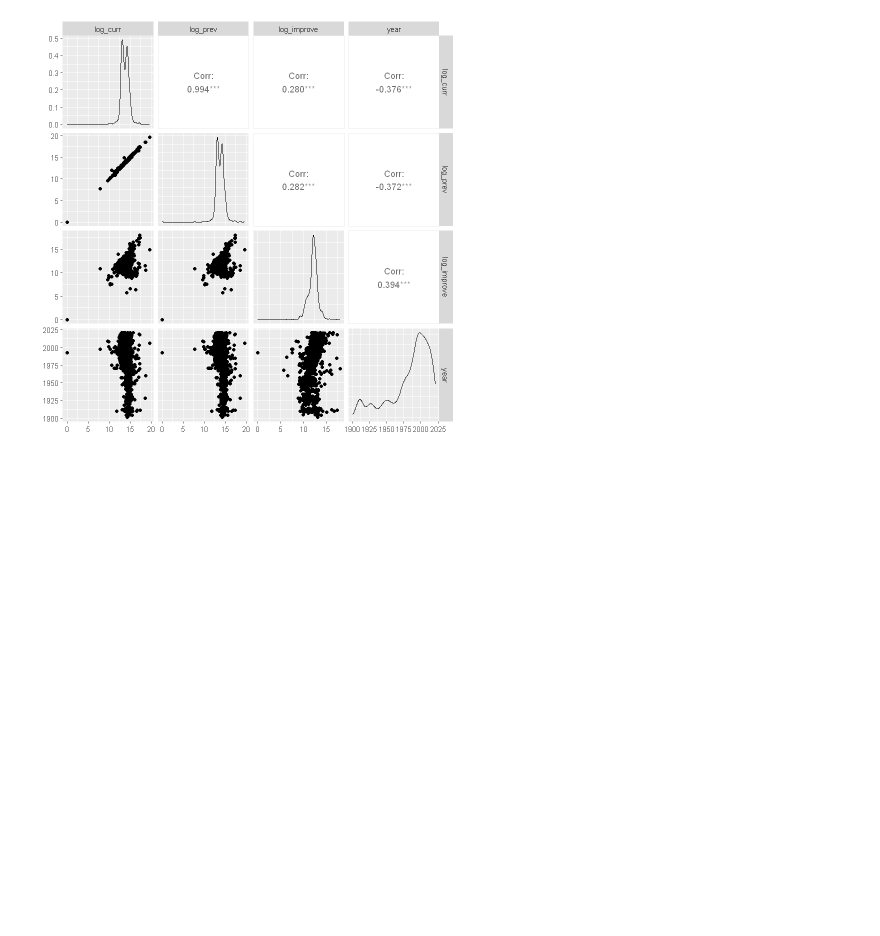
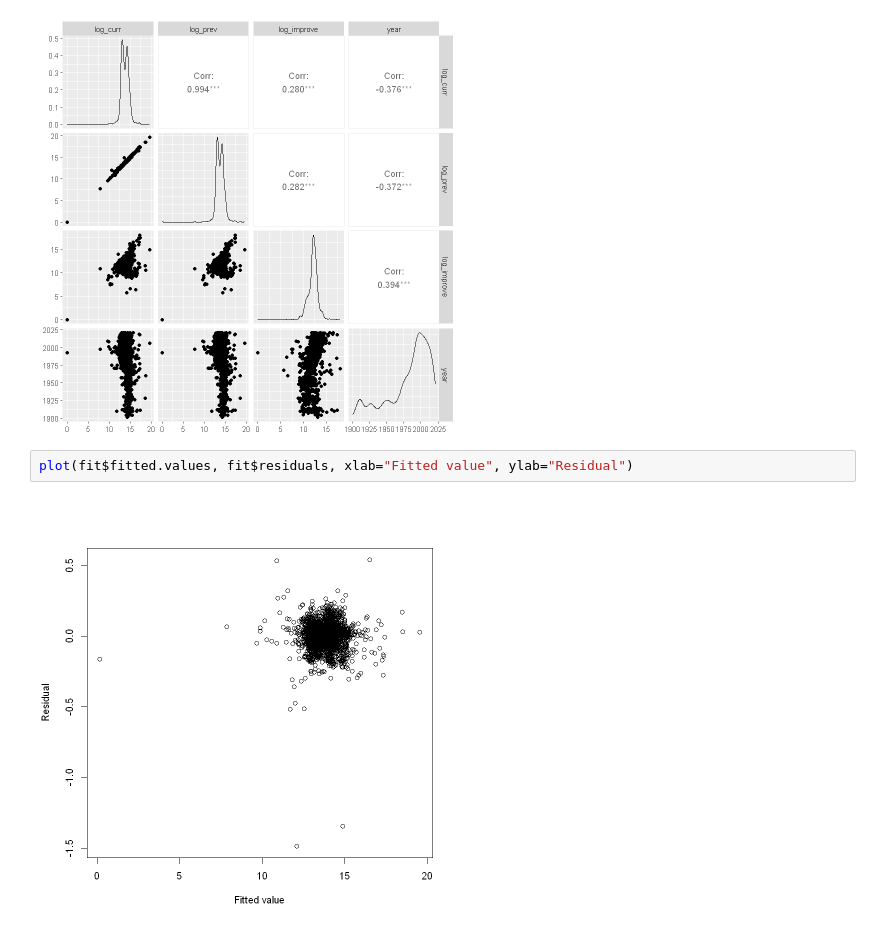
Before and after one commit to drrnaxl/STAT-306-Project, a Jupyter notebook: STAT_306.ipynb, the cells around one changed output. Saved outputs shown, nothing was run; the diff lists cells and outputs as text; blank space fills up the shorter version.

```diff
--- a/STAT_306.ipynb
+++ b/STAT_306.ipynb
@@ -75,3 +75,7 @@ property_log <- property2 |>
 ggpairs(property_log)
 # %% [output]
 [figure]
+# %%
+plot(fit$fitted.values, fit$residuals, xlab="Fitted value", ylab="Residual")
+# %% [output]
+[figure, added]
```
Also changed, not shown: parts of 2 cells of this notebook, 2 other files.
